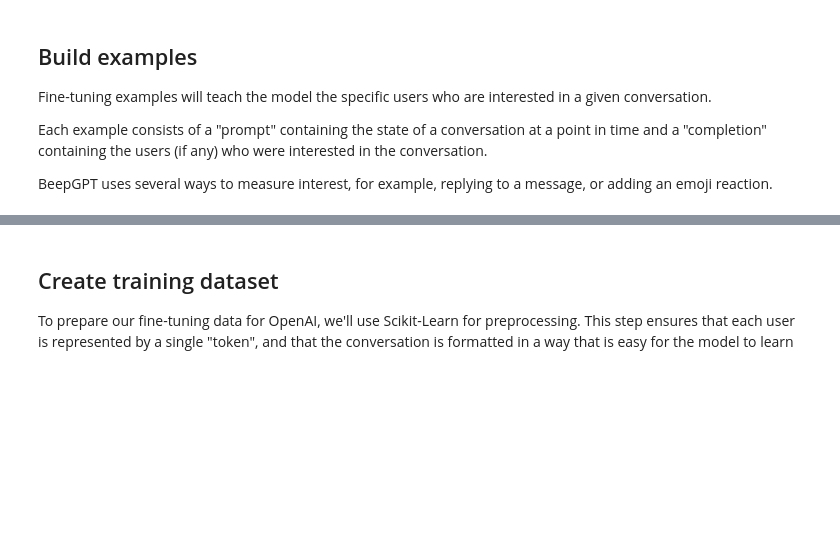
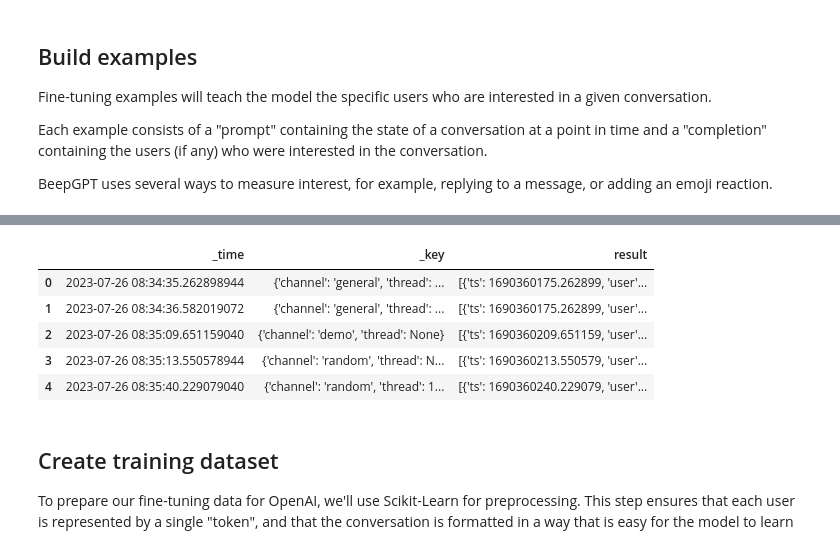
Before and after one commit to kaskada-ai/beep-gpt, a Jupyter notebook: FineTuning_v1.ipynb, the cells around one changed output, grey strips where cells are left out. Cells and saved outputs as stored; diff of their text form; code cells hidden in the pictures; blank space fills up the shorter version.

```diff
--- a/FineTuning_v1.ipynb
+++ b/FineTuning_v1.ipynb
@@ -157,6 +175,35 @@ history.preview(5)
 | 2 | 2023-07-26 08:35:09.651159040 | {'channel': 'demo', 'thread': None} | [{'ts': 1690360209.651159, 'user'... | [] |
 | 3 | 2023-07-26 08:35:13.550578944 | {'channel': 'random', 'thread': N... | [{'ts': 1690360213.550579, 'user'... | [] |
 | 4 | 2023-07-26 08:35:40.229079040 | {'channel': 'random', 'thread': 1... | [{'ts': 1690360240.229079, 'user'... | [U05JQJJDJ6P, U05JQJJDJ6P, U05JQJ... |
+# %%
+# Messages come from Slack in chronological order, mixing concurrent conversations together.
+# Let's re-group messages by thread and/or channel.
+messages = messages.with_key(kd.record({
+    "channel": messages.col("channel"),
+    "thread": messages.col("thread_ts"),
+}))
+
+# To understand a conversation we need more than the most recent message.
+# We build a rolling window of messages over the most recent messages.
+conversations = (
+    messages
+    .select("user", "ts", "text", "reactions")
+    .collect(max=20)
+)
+
+# We want to know who's interested in a conversation, but we only learn that later.
+# Shift the conversation forward in time so we can associate it with reactions that happen during that time.
+shifted_conversations = conversations.shift_by(timedelta(minutes=5))
+
+
+shifted_conversations.preview(5)
+# %% [output]
+|  | _time | _key | result |
+| 0 | 2023-07-26 08:34:35.262898944 | {'channel': 'general', 'thread': ... | [{'ts': 1690360175.262899, 'user'... |
+| 1 | 2023-07-26 08:34:36.582019072 | {'channel': 'general', 'thread': ... | [{'ts': 1690360175.262899, 'user'... |
+| 2 | 2023-07-26 08:35:09.651159040 | {'channel': 'demo', 'thread': None} | [{'ts': 1690360209.651159, 'user'... |
+| 3 | 2023-07-26 08:35:13.550578944 | {'channel': 'random', 'thread': N... | [{'ts': 1690360213.550579, 'user'... |
+| 4 | 2023-07-26 08:35:40.229079040 | {'channel': 'random', 'thread': 1... | [{'ts': 1690360240.229079, 'user'... |
 # %% [markdown]
 ## Create training dataset
 
```
Also changed, not shown: parts of 5 cells of this notebook, 1 other file.
